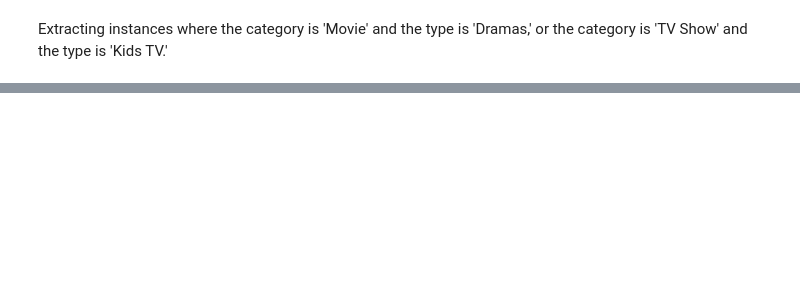
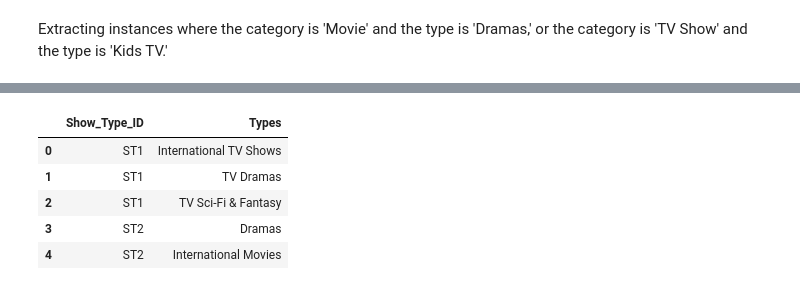
Before and after one commit to llh139/Data-Analytics-Portfolio, a Jupyter notebook: Netflix TV Shows and Movies Analysis/Netflix Dataset.ipynb, the cells around one changed output, grey strips where cells are left out. Drawn from its saved outputs; the diff is of its cells as text; code cells hidden in the pictures; blank space fills up the shorter version.

```diff
--- a/Netflix TV Shows and Movies Analysis/Netflix Dataset.ipynb
+++ b/Netflix TV Shows and Movies Analysis/Netflix Dataset.ipynb
@@ -274,0 +322,33 @@ df[((df['Category'] == 'Movie') & (df['Type'] == 'Dramas'))
+# %%
+show_type_id_list_1 = [] #list for foreign key in df
+show_type_id_list_2 = [] #list for primary key in all_types_df
+show_type_id = 'ST'
+show_type_counter = 1
+
+all_types_list = []
+types_list = df['Type'].str.split(', ')
+types_list.replace(np.nan, 'N/A', inplace=True)
+types_list = list(types_list)
+
+for types in types_list:
+    if types == 'N/A':
+        show_type_id_list_1.append(np.nan)
+    elif types != 'N/A':
+        show_type_id = 'ST' + str(show_type_counter)
+        show_type_id_list_1.append(show_type_id)
+        for type in types:
+            show_type_id_list_2.append(show_type_id)
+            all_types_list.append(type)
+        show_type_counter += 1
+
+all_types_df = pd.DataFrame(columns=['Show_Type_ID', 'Types'])
+all_types_df.Show_Type_ID = pd.Series(show_type_id_list_2)
+all_types_df.Types = pd.Series(all_types_list)
+all_types_df.head()
+# %% [output]
+|  | Show_Type_ID | Types |
+| 0 | ST1 | International TV Shows |
+| 1 | ST1 | TV Dramas |
+| 2 | ST1 | TV Sci-Fi & Fantasy |
+| 3 | ST2 | Dramas |
+| 4 | ST2 | International Movies |
```
Also changed, not shown: parts of 10 cells of this notebook, 6 other files.
